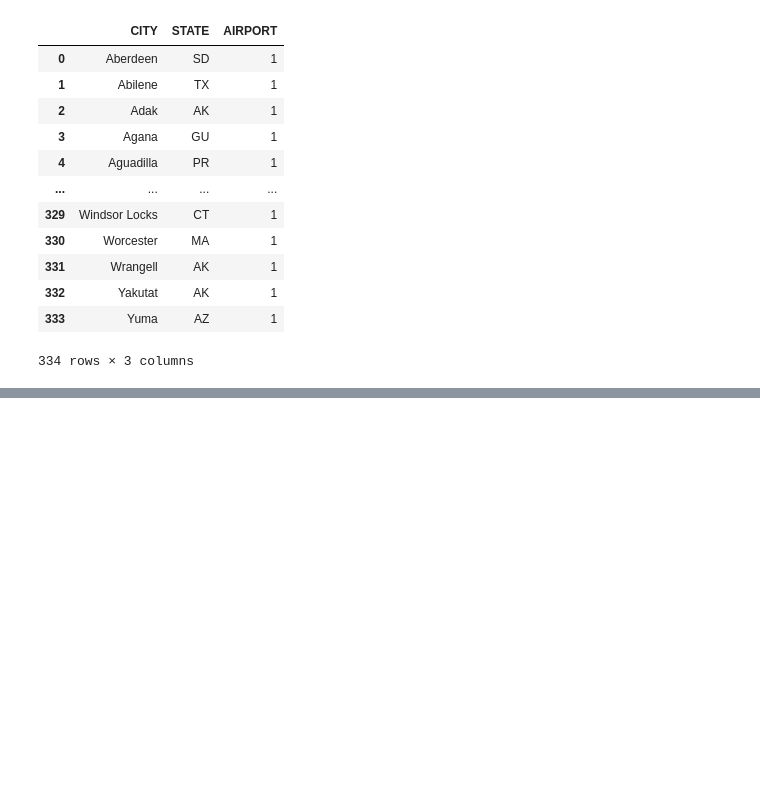
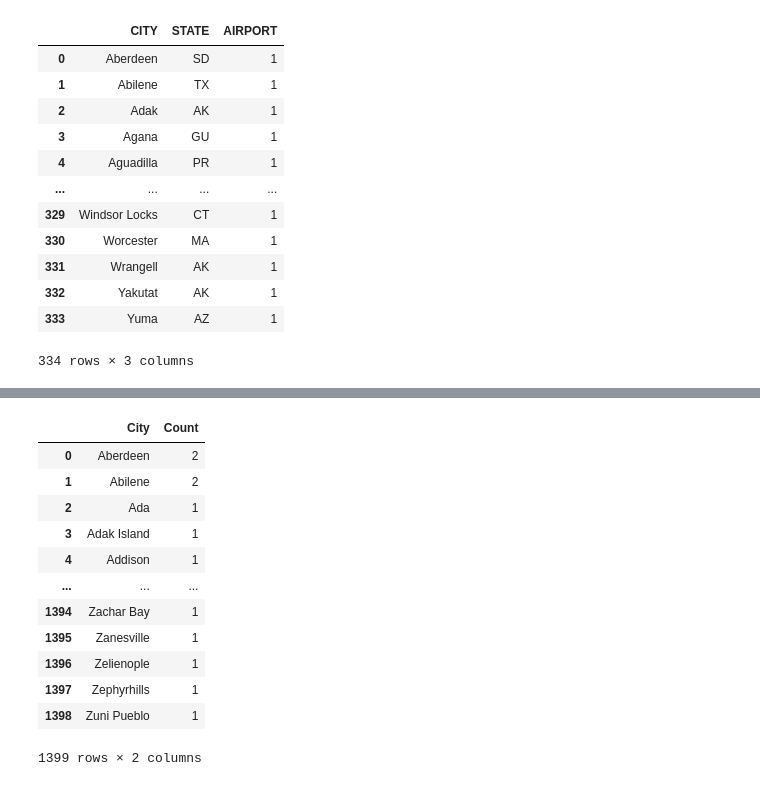
Before and after one commit to pandeysudip/housing-price, a Jupyter notebook: housing_data.ipynb, the cells around one changed output, grey strips where cells are left out. Drawn from its saved outputs; the diff is of its cells as text; code cells hidden in the pictures; blank space fills up the shorter version.

```diff
--- a/housing_data.ipynb
+++ b/housing_data.ipynb
@@ -309,0 +325,17 @@ airport_clean.to_csv('output_data/airports.csv', index=False)
+# %%
+#only geeting the data for usa
+airports_usa=airports_exd[airports_exd['Papua New Guinea']=='United States']
+
+#only selecting certain columns
+airports_usa=airports_usa[['Goroka Airport', 'Goroka', 'Papua New Guinea',
+       '-6.081689834590001', '145.391998291',
+       'Pacific/Port_Moresby', 'airport',]]
+# %%
+#changing the name of the columns as header is missing
+airports_usa.rename(columns={'Goroka Airport': "Name",
+                             'Goroka': 'City',
+                             'Papua New Guinea' :'Country',
+                            '-6.081689834590001' : 'Lat',
+                             '145.391998291' : 'Lng',
+                               'Pacific/Port_Moresby': "Others",
+                             'airport':"type"}, inplace=True)
@@ -309,0 +363,18 @@ airport_clean.to_csv('output_data/airports.csv', index=False)
+# %%
+airports_clean=airports.groupby('City').agg({'Name':'count'}).reset_index()
+airports_clean.columns=['City', 'Count']
+airports_clean
+# %% [output]
+|  | City | Count |
+| 0 | Aberdeen | 2 |
+| 1 | Abilene | 2 |
+| 2 | Ada | 1 |
+| 3 | Adak Island | 1 |
+| 4 | Addison | 1 |
+| ... | ... | ... |
+| 1394 | Zachar Bay | 1 |
+| 1395 | Zanesville | 1 |
+| 1396 | Zelienople | 1 |
+| 1397 | Zephyrhills | 1 |
+| 1398 | Zuni Pueblo | 1 |
+1399 rows × 2 columns
```
Also changed, not shown: parts of 5 cells of this notebook.
